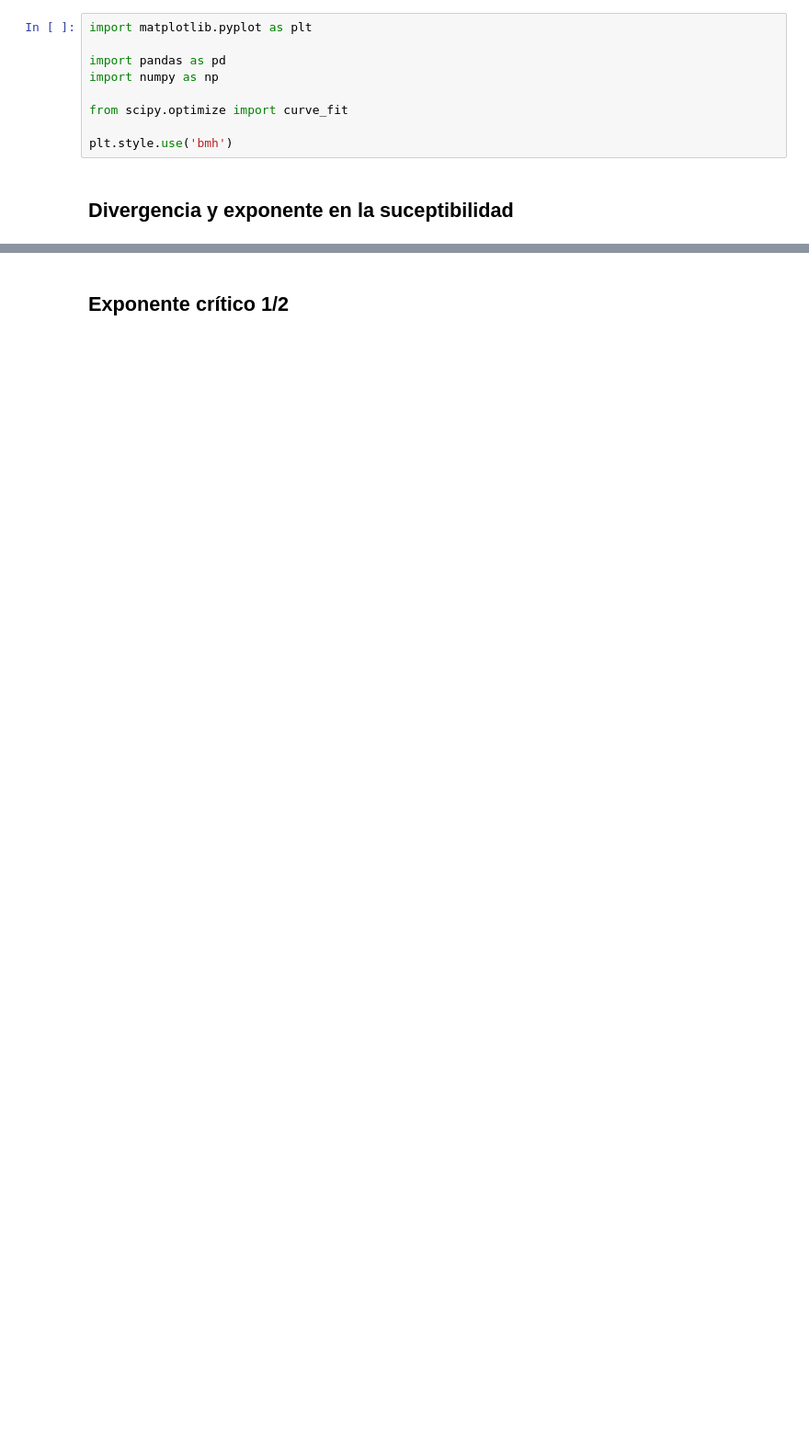
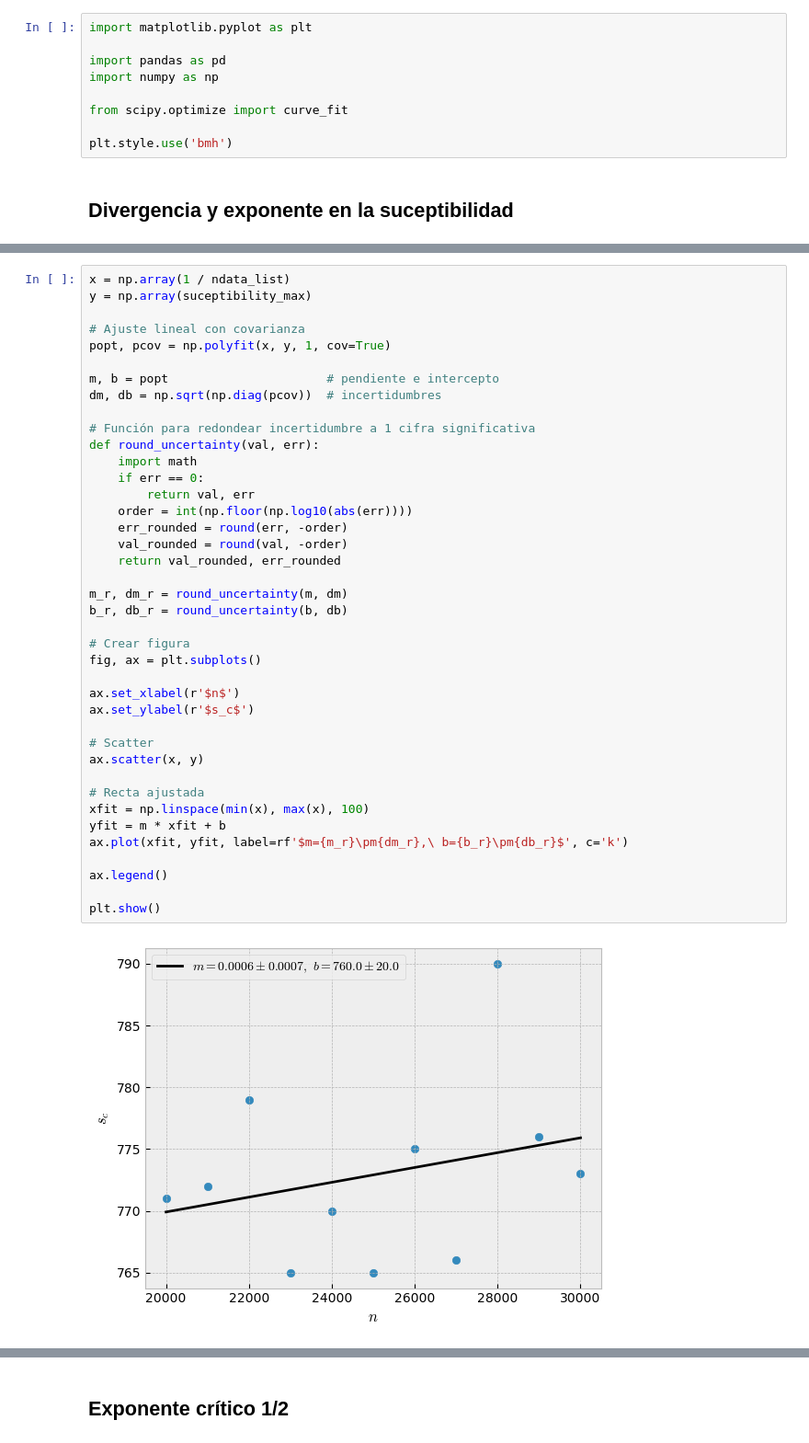
Before and after one commit to W-physics/Tesis, a Jupyter notebook: Critical_time.ipynb, the cells around one changed output, grey strips where cells are left out. Shown at 92% size. Cells and saved outputs as stored; diff of their text form; blank space fills up the shorter version.

```diff
--- a/Critical_time.ipynb
+++ b/Critical_time.ipynb
@@ -53,0 +69,42 @@ plt.scatter(np.array(ndata_list), suceptibility_max)
+# %%
+x = np.array(1 / ndata_list)
+y = np.array(suceptibility_max)
+
+# Ajuste lineal con covarianza
+popt, pcov = np.polyfit(x, y, 1, cov=True)
+
+m, b = popt                      # pendiente e intercepto
+dm, db = np.sqrt(np.diag(pcov))  # incertidumbres
+
+# Función para redondear incertidumbre a 1 cifra significativa
+def round_uncertainty(val, err):
+    import math
+    if err == 0:
+        return val, err
+    order = int(np.floor(np.log10(abs(err))))
+    err_rounded = round(err, -order)
+    val_rounded = round(val, -order)
+    return val_rounded, err_rounded
+
+m_r, dm_r = round_uncertainty(m, dm)
+b_r, db_r = round_uncertainty(b, db)
+
+# Crear figura
+fig, ax = plt.subplots()
+
+ax.set_xlabel(r'$n$')
+ax.set_ylabel(r'$s_c$')
+
+# Scatter
+ax.scatter(x, y)
+
+# Recta ajustada
+xfit = np.linspace(min(x), max(x), 100)
+yfit = m * xfit + b
+ax.plot(xfit, yfit, label=rf'$m={m_r}\pm{dm_r},\ b={b_r}\pm{db_r}$', c='k')
+
+ax.legend()
+
+plt.show()
+# %% [output]
+[figure, added]
```
Also changed, not shown: parts of 6 cells of this notebook.
